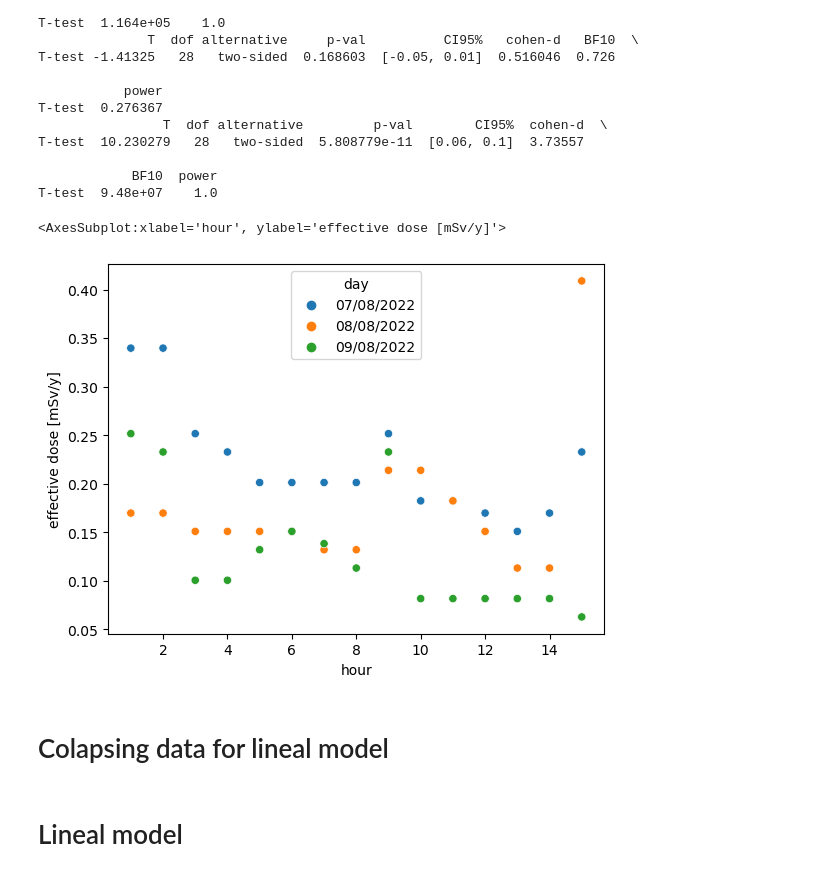
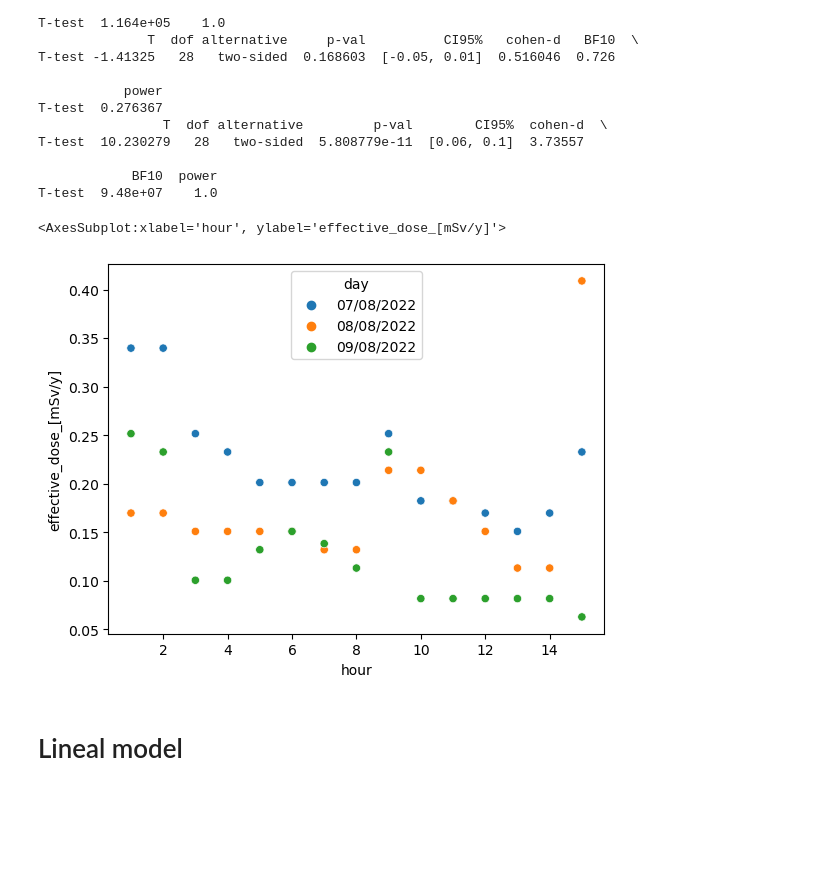
Before and after one commit to alejandrodf1/Radon_concentrarions_analysis, a Jupyter notebook: notebooks/lineal_model.ipynb, the cells around one changed output. Drawn from its saved outputs; the diff is of its cells as text; code cells hidden in the pictures; blank space fills up the shorter version.

Commit message:
lineal_model_r

```diff
--- a/notebooks/lineal_model.ipynb
+++ b/notebooks/lineal_model.ipynb
@@ -36,5 +24,5 @@ Successfully installed littleutils-0.2.2 outdated-0.2.1 pingouin-0.5.2 tabulate-
 # %%
-data = pd.read_csv('/home/alejandrodf1/Documents/radon_project/radon_project/data/raw/radon11_n.csv', sep=';')  #we get the data
+data = pd.read_csv('/home/alejandrodf1/Documents/radon_project/radon_project/data/raw/radon18.csv', sep=';')  #we get the data
 # %%
 data.head()
 # %% [output]
@@ -148,10 +115,10 @@ T-test  10.230279   28   two-sided  5.808779e-11  [0.06, 0.1]  3.73557
 T-test  9.48e+07    1.0
 # %%
 bloque_A4 = data[(data['Casa']=='A')]
-sns.scatterplot(data=bloque_A4, x = 'hour', y = 'effective dose [mSv/y]',hue = 'day')
+sns.scatterplot(data=bloque_A4, x = 'hour', y = 'effective_dose_[mSv/y]',hue = 'day')
 # %% [output]
-<AxesSubplot:xlabel='hour', ylabel='effective dose [mSv/y]'>
+<AxesSubplot:xlabel='hour', ylabel='effective_dose_[mSv/y]'>
-[figure, old version]
+[figure, new version]
 # %%
 pat_28 = data[(data['Casa']=='PAT 28')]
 # %%
@@ -160,8 +127,6 @@ pat_32 = data[(data['Casa']=='PAT 32')]
 pat_33 = data[(data['Casa']=='PAT 33')]
 # %%
 pat_1 = data[(data['Casa']=='PAT 1')]
-# %% [markdown]
-# Colapsing data for lineal model
 # %% [markdown]
 # Lineal model
 # %%
```
Also changed, not shown: parts of 20 cells of this notebook, 2 other files.
